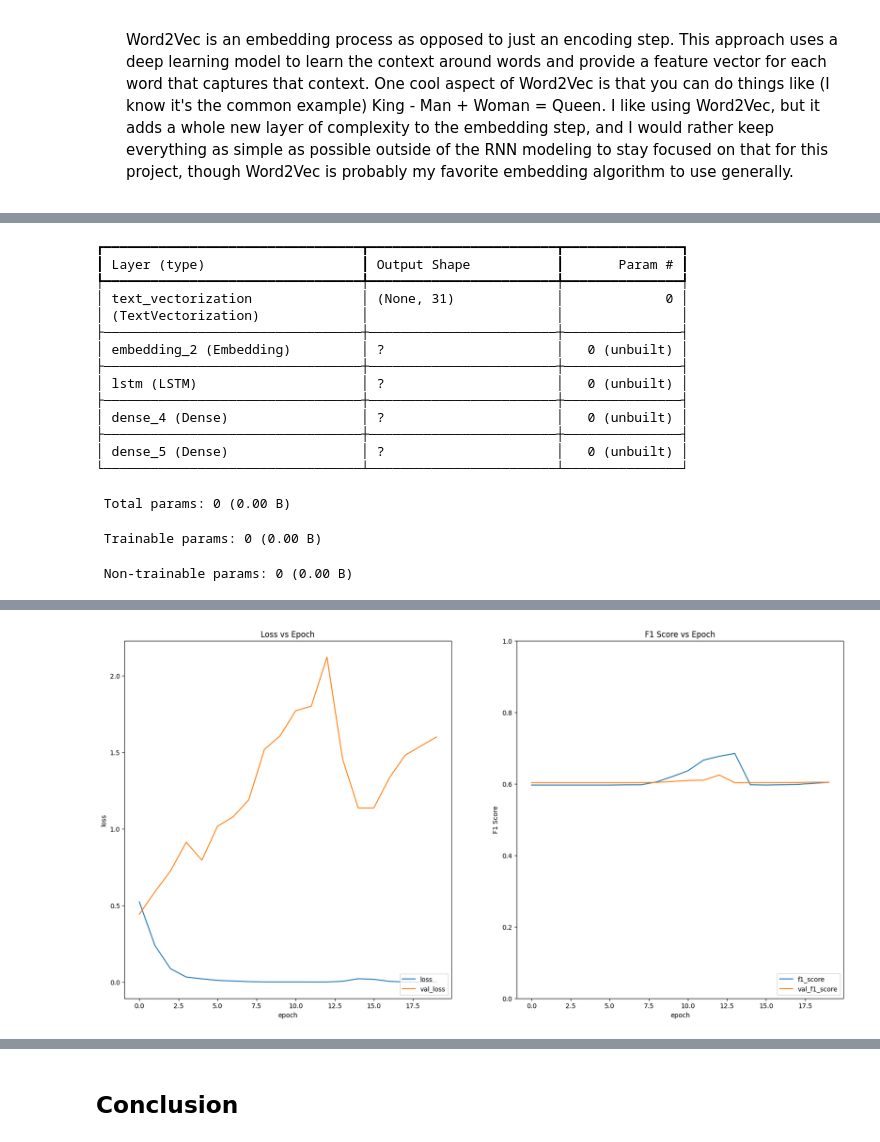
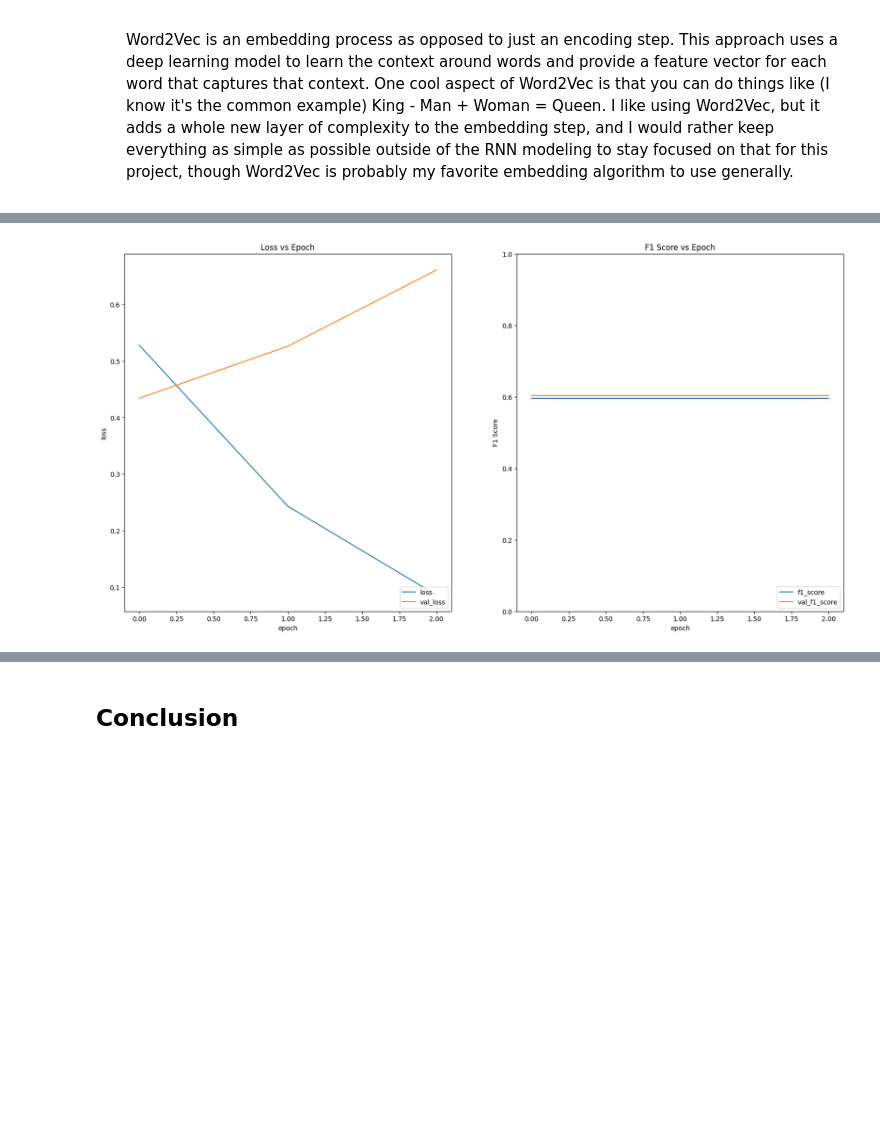
Before and after one commit to jhleakakos/msds-nlp-disaster-tweets, a Jupyter notebook: talk_about_a_disaster.ipynb, the cells around one changed output, grey strips where cells are left out. Drawn from its saved outputs; the diff is of its cells as text; code cells hidden in the pictures; blank space fills up the shorter version.

Commit message:
update modeling code and run hopefully final version of models

```diff
--- a/talk_about_a_disaster.ipynb
+++ b/talk_about_a_disaster.ipynb
@@ -582,7 +584,7 @@ loss = 'binary_crossentropy'
 metric = 'f1_score'
 
 def gimme_models(name, model, epochs=20, learning_rate=0.001):
-    model.summary()
+#     model.summary()
 
     model.compile(
         optimizer=optimizers.Adam(learning_rate)
@@ -739,5 +680,6 @@ gimme_models(
         , layers.Dense(64, activation='relu')
         , layers.Dense(1, activation='sigmoid')
     ])
+    , epochs = 3
 )
 # %% [output]
@@ -745,17 +692,0 @@ Model: "sequential_2"
-┏━━━━━━━━━━━━━━━━━━━━━━━━━━━━━━━━━┳━━━━━━━━━━━━━━━━━━━━━━━━┳━━━━━━━━━━━━━━━┓
-┃ Layer (type)                    ┃ Output Shape           ┃       Param # ┃
-┡━━━━━━━━━━━━━━━━━━━━━━━━━━━━━━━━━╇━━━━━━━━━━━━━━━━━━━━━━━━╇━━━━━━━━━━━━━━━┩
-│ text_vectorization              │ (None, 31)             │             0 │
-│ (TextVectorization)             │                        │               │
-├─────────────────────────────────┼────────────────────────┼───────────────┤
-│ embedding_2 (Embedding)         │ ?                      │   0 (unbuilt) │
-├─────────────────────────────────┼────────────────────────┼───────────────┤
-│ lstm (LSTM)                     │ ?                      │   0 (unbuilt) │
-├─────────────────────────────────┼────────────────────────┼───────────────┤
-│ dense_4 (Dense)                 │ ?                      │   0 (unbuilt) │
-├─────────────────────────────────┼────────────────────────┼───────────────┤
-│ dense_5 (Dense)                 │ ?                      │   0 (unbuilt) │
-└─────────────────────────────────┴────────────────────────┴───────────────┘
- Total params: 0 (0.00 B)
- Trainable params: 0 (0.00 B)
- Non-trainable params: 0 (0.00 B)
@@ -779,4 +693,4 @@ Epoch 20/20
-[figure, old version]
+[figure, new version]
 # %%
 gimme_models(
     'lstm_02'
```
Also changed, not shown: parts of 25 cells of this notebook.
